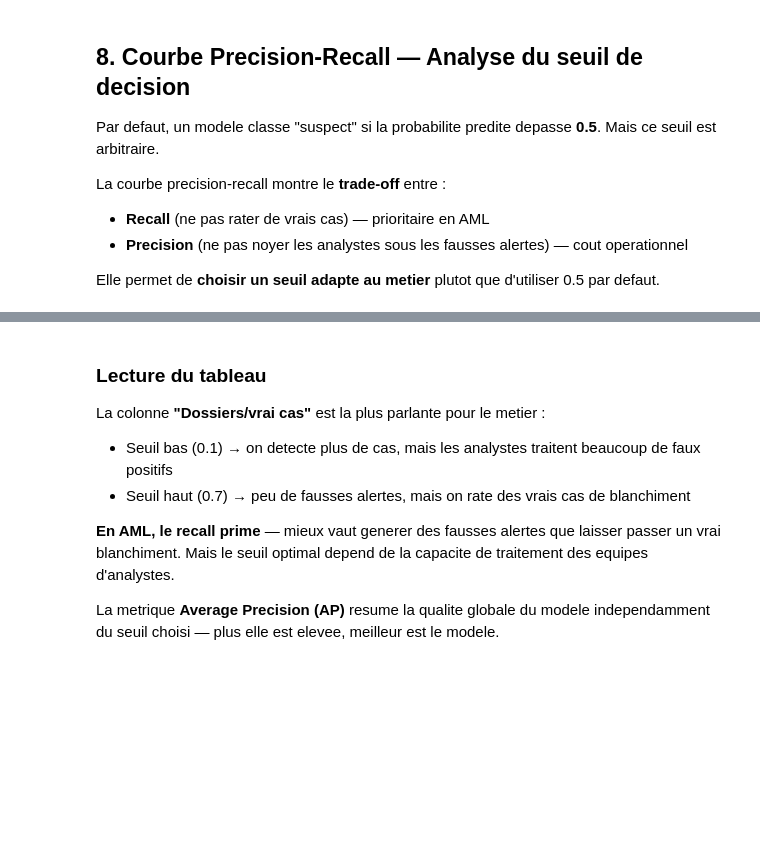
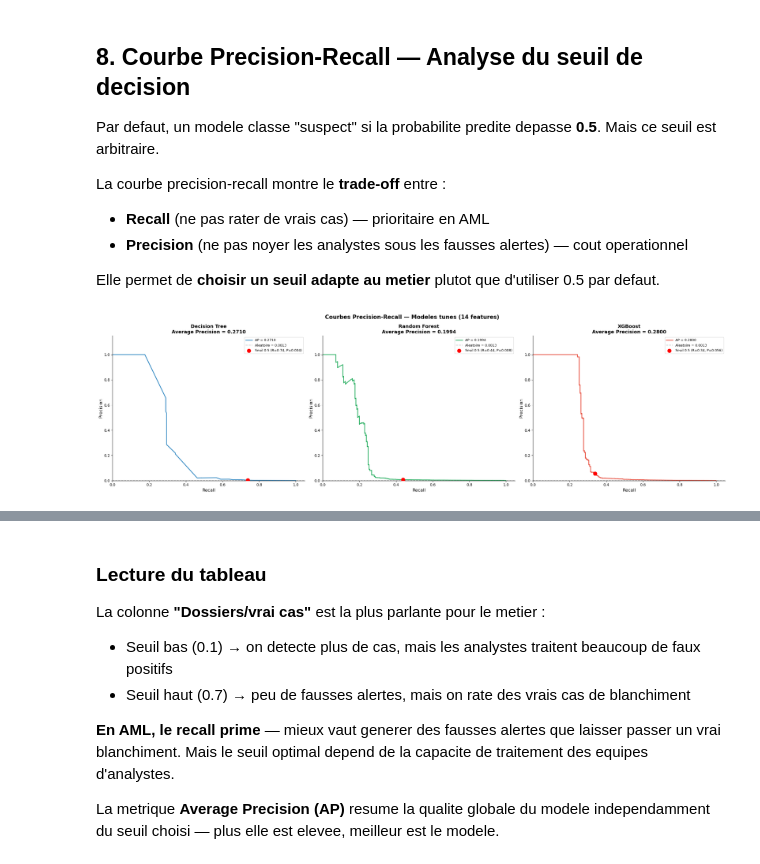
Before and after one commit to nashcastillo/aml-feature-engineering, a Jupyter notebook: feature_engineering_aml.ipynb, the cells around one changed output, grey strips where cells are left out. Drawn from its saved outputs; the diff is of its cells as text; code cells hidden in the pictures; blank space fills up the shorter version.

```diff
--- a/feature_engineering_aml.ipynb
+++ b/feature_engineering_aml.ipynb
@@ -792,7 +1048,7 @@ rf_fixed = {'class_weight': 'balanced', 'n_jobs': -1, 'random_state': RANDOM_STA
 
 print("=== TUNING RANDOM FOREST ===")
 rf_best_params, rf_best_score, rf_results = manual_cv_tuning(
-    df.copy(), RandomForestClassifier, rf_param_grid, rf_fixed, n_splits=3
+    df_train.copy(), RandomForestClassifier, rf_param_grid, rf_fixed, n_splits=3
 )
 print(f"\nMeilleurs parametres : {rf_best_params}")
-print(f"Meilleur recall CV   : {rf_best_score:.3f}")
+print(f"Meilleur AP CV       : {rf_best_score:.4f}")
@@ -805,9 +1079,9 @@ xgb_param_grid = {
     'n_estimators': [200],
 }
 # scale_pos_weight sera calcule dynamiquement dans chaque fold
-# mais pour le tuning on utilise le ratio global comme approximation
-n_neg_global = (df['Is_laundering'] == 0).sum()
-n_pos_global = (df['Is_laundering'] == 1).sum()
+# mais pour le tuning on utilise le ratio sur le train comme approximation
+n_neg_global = (df_train['Is_laundering'] == 0).sum()
+n_pos_global = (df_train['Is_laundering'] == 1).sum()
 xgb_fixed = {
     'scale_pos_weight': n_neg_global / n_pos_global,
     'random_state': RANDOM_STATE,
@@ -817,7 +1091,7 @@ xgb_fixed = {
 
 print("=== TUNING XGBOOST ===")
 xgb_best_params, xgb_best_score, xgb_results = manual_cv_tuning(
-    df.copy(), XGBClassifier, xgb_param_grid, xgb_fixed, n_splits=3
+    df_train.copy(), XGBClassifier, xgb_param_grid, xgb_fixed, n_splits=3
 )
 print(f"\nMeilleurs parametres : {xgb_best_params}")
-print(f"Meilleur recall CV   : {xgb_best_score:.3f}")
+print(f"Meilleur AP CV       : {xgb_best_score:.4f}")
@@ -824,18 +1175,18 @@ print(f"Meilleur recall CV   : {xgb_best_score:.3f}")
 # %%
 # --- Recap du tuning ---
-metric_cols = ['mean_recall', 'std_recall', 'mean_precision']
+metric_cols = ['mean_ap', 'std_ap', 'mean_recall_at_0.5']
 models = [("Decision Tree", dt_results),
           ("Random Forest", rf_results),
           ("XGBoost",       xgb_results)]
 
-print("=" * 85)
-print(f"{'Modele':<20} {'Recall CV':>10} {'Prec. CV':>10}   {'Meilleurs parametres'}")
-print("-" * 85)
+print("=" * 90)
+print(f"{'Modele':<20} {'AP CV':>10} {'Recall@0.5':>12}   {'Meilleurs parametres'}")
+print("-" * 90)
 
 for name, results_df in models:
-    best_row = results_df.loc[results_df['mean_recall'].idxmax()]
+    best_row = results_df.loc[results_df['mean_ap'].idxmax()]
     best_params = best_row.drop(metric_cols).to_dict()
-    print(f"{name:<20} {best_row['mean_recall']:>10.3f} {best_row['mean_precision']:>10.4f}   {best_params}")
+    print(f"{name:<20} {best_row['mean_ap']:>10.4f} {best_row['mean_recall_at_0.5']:>12.3f}   {best_params}")
 
-print("=" * 85)
+print("=" * 90)
 print(f"\nBaseline recall : {recall_baseline:.3f}")
@@ -872,12 +1235,12 @@ print("3 modeles tunes entraines.")
 # --- Tableau comparatif complet (avant + apres tuning) ---
 results = [
     ("Baseline (6 feat, DT depth=10)", y_test,     y_pred_base,     None),
-    ("DT (13 feat, depth=10)",         y_test_new, y_pred_tree,     None),
-    ("RF (13 feat, depth=10)",         y_test_new, y_pred_rf,       None),
-    ("XGB (13 feat, defaults)",        y_test_new, y_pred_xgb,      None),
-    ("DT TUNE (13 feat)",              y_test_new, y_pred_dt_tuned, dt_best_params),
-    ("RF TUNE (13 feat)",              y_test_new, y_pred_rf_tuned, rf_best_params),
-    ("XGB TUNE (13 feat)",             y_test_new, y_pred_xgb_tuned, xgb_best_params),
+    ("DT (14 feat, depth=10)",         y_test_new, y_pred_tree,     None),
+    ("RF (14 feat, depth=10)",         y_test_new, y_pred_rf,       None),
+    ("XGB (14 feat, defaults)",        y_test_new, y_pred_xgb,      None),
+    ("DT TUNE (14 feat)",              y_test_new, y_pred_dt_tuned, dt_best_params),
+    ("RF TUNE (14 feat)",              y_test_new, y_pred_rf_tuned, rf_best_params),
+    ("XGB TUNE (14 feat)",             y_test_new, y_pred_xgb_tuned, xgb_best_params),
 ]
 
 print("=" * 80)
@@ -991,34 +1347,36 @@ baseline_precision = y_test_new.mean()
 
 for ax, model, name, color in models:
     # Probabilites de la classe positive + courbe PR
     y_scores = model.predict_proba(X_test_new)[:, 1]
     precision_vals, recall_vals, _ = precision_recall_curve(y_test_new, y_scores)
     ap = average_precision_score(y_test_new, y_scores)
 
     # Trace la courbe + ligne aleatoire
     ax.plot(recall_vals, precision_vals, color=color, linewidth=2, label=f'AP = {ap:.4f}')
     ax.axhline(baseline_precision, color='gray', linestyle='--', alpha=0.5,
                label=f'Aleatoire = {baseline_precision:.4f}')
 
     # Marquer le point du seuil par defaut (0.5)
     y_pred_default = (y_scores >= 0.5).astype(int)
     r_def = recall_score(y_test_new, y_pred_default)
     p_def = precision_score(y_test_new, y_pred_default, zero_division=0)
     ax.scatter(r_def, p_def, color='red', s=100, zorder=5,
                label=f'Seuil 0.5 (R={r_def:.2f}, P={p_def:.3f})')
 
     ax.set_xlabel("Recall", fontsize=12)
     ax.set_ylabel("Precision", fontsize=12)
     ax.set_title(f"{name}\nAverage Precision = {ap:.4f}", fontsize=13, fontweight="bold")
     ax.legend(loc="upper right", fontsize=9)
     ax.set_xlim([0, 1.05])
     ax.set_ylim([0, max(precision_vals) * 1.15])
     ax.spines["top"].set_visible(False)
     ax.spines["right"].set_visible(False)
 
-plt.suptitle("Courbes Precision-Recall — Modeles tunes (13 features)", fontsize=15, fontweight="bold")
+plt.suptitle("Courbes Precision-Recall — Modeles tunes (14 features)", fontsize=15, fontweight="bold")
 plt.tight_layout()
 plt.show()
+# %% [output]
+[figure, added]
 # %%
 # --- Tableau : impact du seuil sur le meilleur modele tune ---
 # Reutilise best_idx de la cellule 11b (meilleur recall test au seuil 0.5)
```
Also changed, not shown: parts of 47 cells of this notebook, 3 other files.
